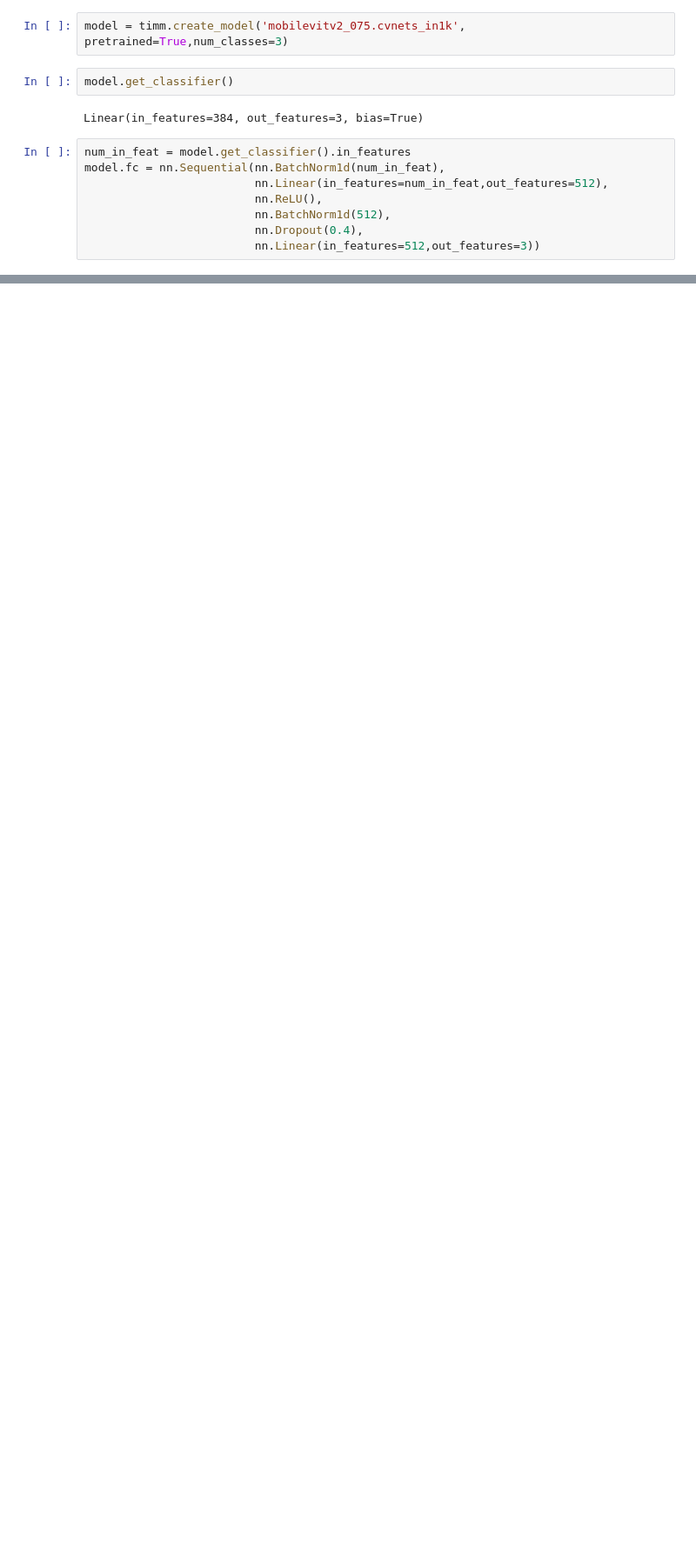
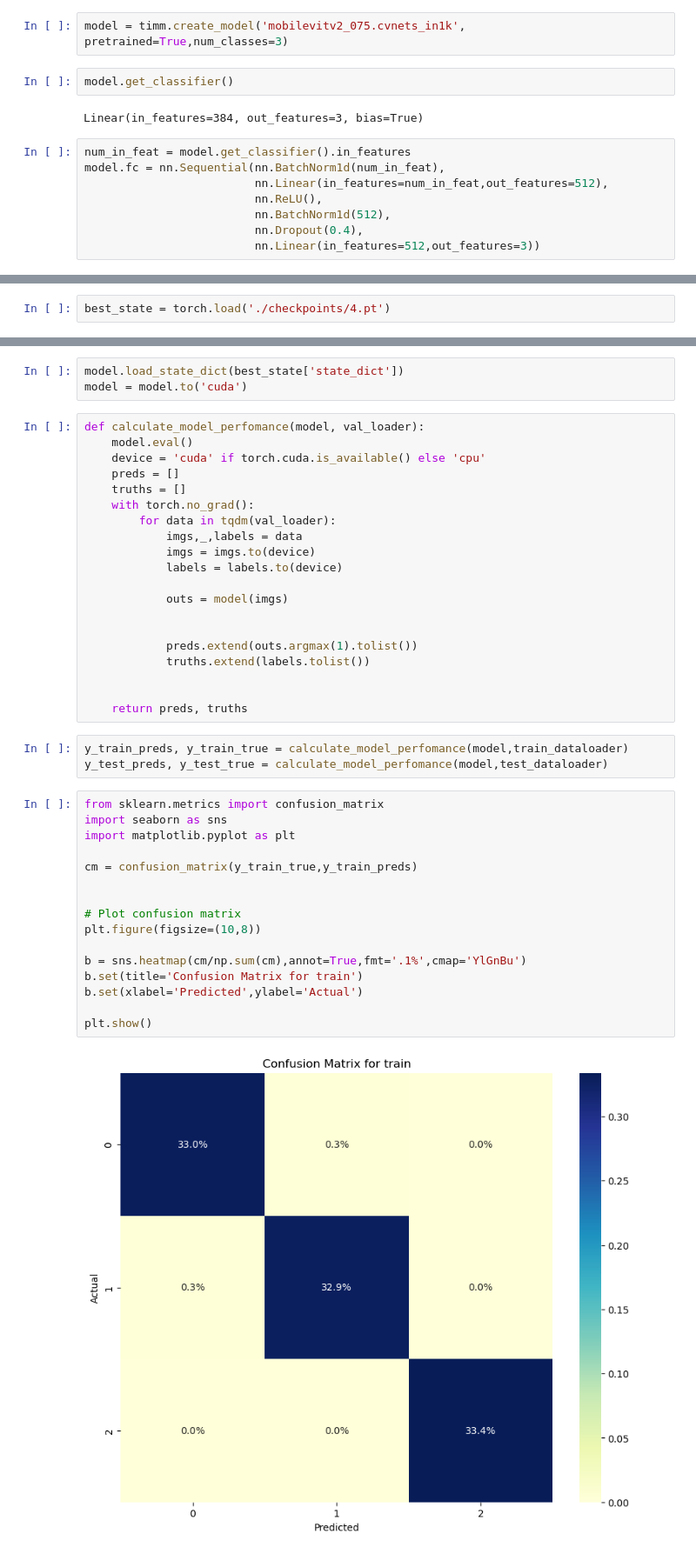
Before and after one commit to lakomchik/swan_lake, a Jupyter notebook: src/mobile_vit_exp.ipynb, the cells around one changed output, grey strips where cells are left out. Shown at 87% size. Drawn from its saved outputs; the diff is of its cells as text; blank space fills up the shorter version.

```diff
--- a/src/mobile_vit_exp.ipynb
+++ b/src/mobile_vit_exp.ipynb
@@ -102,0 +248,2 @@ plt.plot(avg_loss)
+# %%
+best_state = torch.load('./checkpoints/4.pt')
@@ -102,0 +260,44 @@ plt.plot(avg_loss)
+# %%
+model.load_state_dict(best_state['state_dict'])
+model = model.to('cuda')
+# %%
+def calculate_model_perfomance(model, val_loader):
+    model.eval()
+    device = 'cuda' if torch.cuda.is_available() else 'cpu'
+    preds = []
+    truths = []
+    with torch.no_grad():
+        for data in tqdm(val_loader):
+            imgs,_,labels = data
+            imgs = imgs.to(device)
+            labels = labels.to(device)
+
+            outs = model(imgs)
+
+
+            preds.extend(outs.argmax(1).tolist())
+            truths.extend(labels.tolist())
+
+
+    return preds, truths
+# %%
+y_train_preds, y_train_true = calculate_model_perfomance(model,train_dataloader)
+y_test_preds, y_test_true = calculate_model_perfomance(model,test_dataloader)
+# %%
+from sklearn.metrics import confusion_matrix
+import seaborn as sns
+import matplotlib.pyplot as plt
+
+cm = confusion_matrix(y_train_true,y_train_preds)
+
+
+# Plot confusion matrix
+plt.figure(figsize=(10,8))
+
+b = sns.heatmap(cm/np.sum(cm),annot=True,fmt='.1%',cmap='YlGnBu')
+b.set(title='Confusion Matrix for train')
+b.set(xlabel='Predicted',ylabel='Actual')
+
+plt.show()
+# %% [output]
+[figure, added]
```
Also changed, not shown: parts of 19 cells of this notebook.
